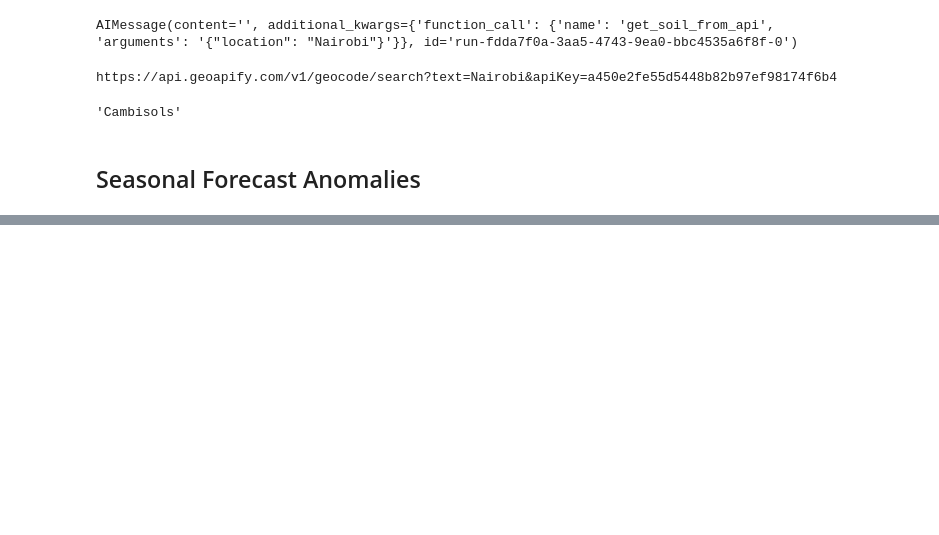
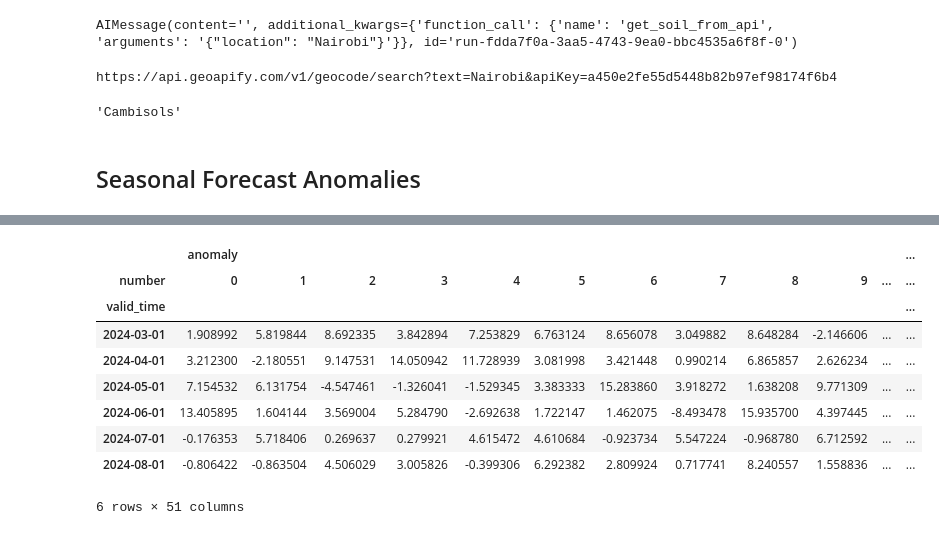
Before and after one commit to JobCollins/daas, a Jupyter notebook: test.ipynb, the cells around one changed output, grey strips where cells are left out. Cells and saved outputs as stored; diff of their text form; code cells hidden in the pictures; blank space fills up the shorter version.

```diff
--- a/test.ipynb
+++ b/test.ipynb
@@ -1279,0 +1327,23 @@ df.to_csv('nairobi_data.csv')
+# %%
+# Define a geographical subset
+def ds_latlon_subset(ds,area,latname='latitude',lonname='longitude'):
+    """
+     generates a geographical subset of an xarray data array.
+     The latitude and longitude values that are outside the defined area are dropped.
+    """
+
+    lon1 = area[1] % 360
+    lon2 = area[3] % 360
+    if lon2 >= lon1:
+        masklon = ( (ds[lonname]<=lon2) & (ds[lonname]>=lon1) )
+    else:
+        masklon = ( (ds[lonname]<=lon2) | (ds[lonname]>=lon1) )
+
+    mask = ((ds[latname]<=area[0]) & (ds[latname]>=area[2])) * masklon
+    dsout = ds.where(mask,drop=True)
+
+    if lon2 < lon1:
+        dsout[lonname] = (dsout[lonname] + 180) % 360 - 180
+        dsout = dsout.sortby(dsout[lonname])
+
+    return dsout
@@ -1279,0 +1400,6 @@ df.to_csv('nairobi_data.csv')
+# %%
+# Weighted Average over region
+weights =np.cos(np.deg2rad(seas5_Africa.latitude))
+
+anoms_Africa = seas5_Africa.weighted(weights).mean(['latitude','longitude'])
+anoms_Africa
@@ -1279,0 +1424,4 @@ df.to_csv('nairobi_data.csv')
+# %%
+# Conversion of data into two dimensional pivot table
+anoms_Africa_df = anoms_Africa.drop_vars(['time','surface','numdays']).to_dataframe(name='anomaly')
+anoms_Africa_df
@@ -1279,0 +1443,15 @@ df.to_csv('nairobi_data.csv')
+# %%
+# reorganise the data structure to facilitate plotting
+anoms_Africa_df = anoms_Africa_df.reset_index().drop('forecastMonth',axis=1).set_index(['valid_time','number']).unstack()
+anoms_Africa_df
+# %% [output]
+|  | anomaly |  |  |  |  |  |  |  |  |  |  | ... |
+| number | 0 | 1 | 2 | 3 | 4 | 5 | 6 | 7 | 8 | 9 | ... | ... |
+| valid_time |  |  |  |  |  |  |  |  |  |  |  | ... |
+| 2024-03-01 | 1.908992 | 5.819844 | 8.692335 | 3.842894 | 7.253829 | 6.763124 | 8.656078 | 3.049882 | 8.648284 | -2.146606 | ... | ... |
+| 2024-04-01 | 3.212300 | -2.180551 | 9.147531 | 14.050942 | 11.728939 | 3.081998 | 3.421448 | 0.990214 | 6.865857 | 2.626234 | ... | ... |
+| 2024-05-01 | 7.154532 | 6.131754 | -4.547461 | -1.326041 | -1.529345 | 3.383333 | 15.283860 | 3.918272 | 1.638208 | 9.771309 | ... | ... |
+| 2024-06-01 | 13.405895 | 1.604144 | 3.569004 | 5.284790 | -2.692638 | 1.722147 | 1.462075 | -8.493478 | 15.935700 | 4.397445 | ... | ... |
+| 2024-07-01 | -0.176353 | 5.718406 | 0.269637 | 0.279921 | 4.615472 | 4.610684 | -0.923734 | 5.547224 | -0.968780 | 6.712592 | ... | ... |
+| 2024-08-01 | -0.806422 | -0.863504 | 4.506029 | 3.005826 | -0.399306 | 6.292382 | 2.809924 | 0.717741 | 8.240557 | 1.558836 | ... | ... |
+6 rows × 51 columns
```
Also changed, not shown: parts of 66 cells of this notebook.
